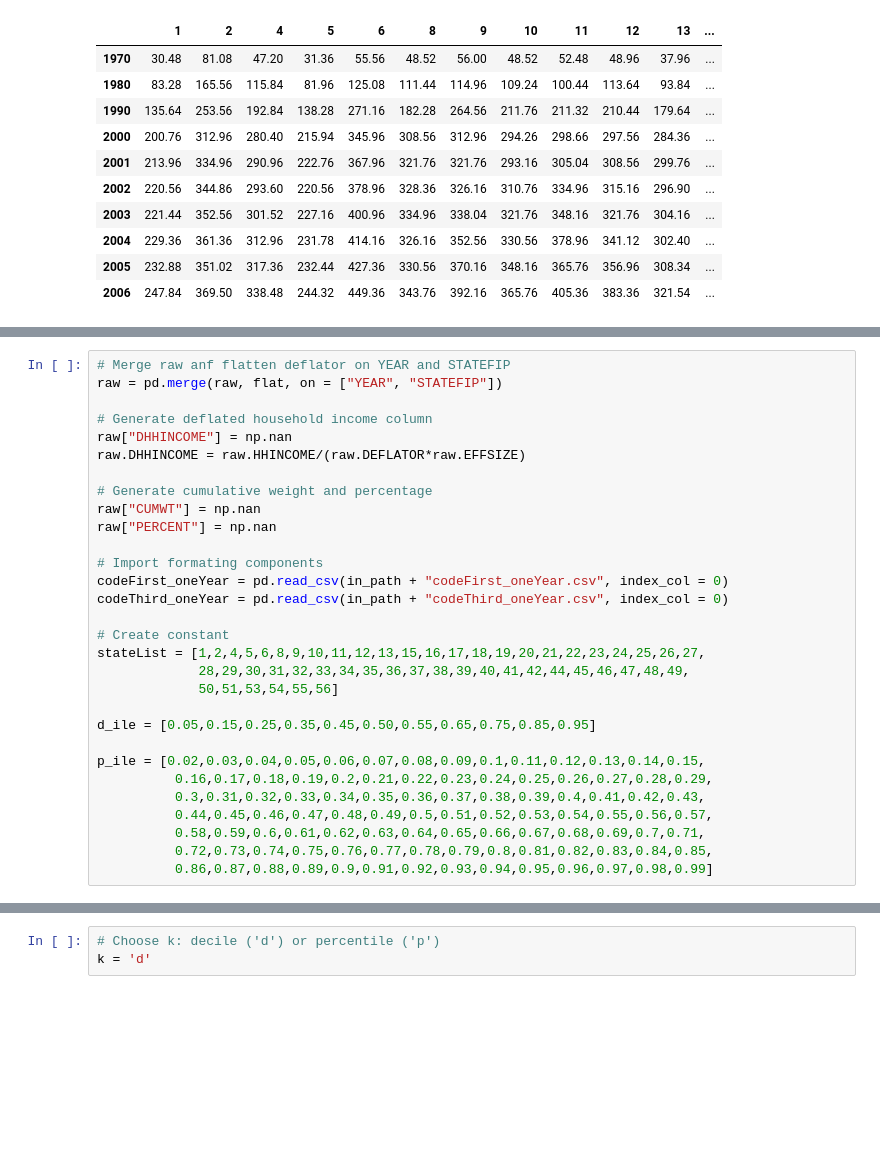
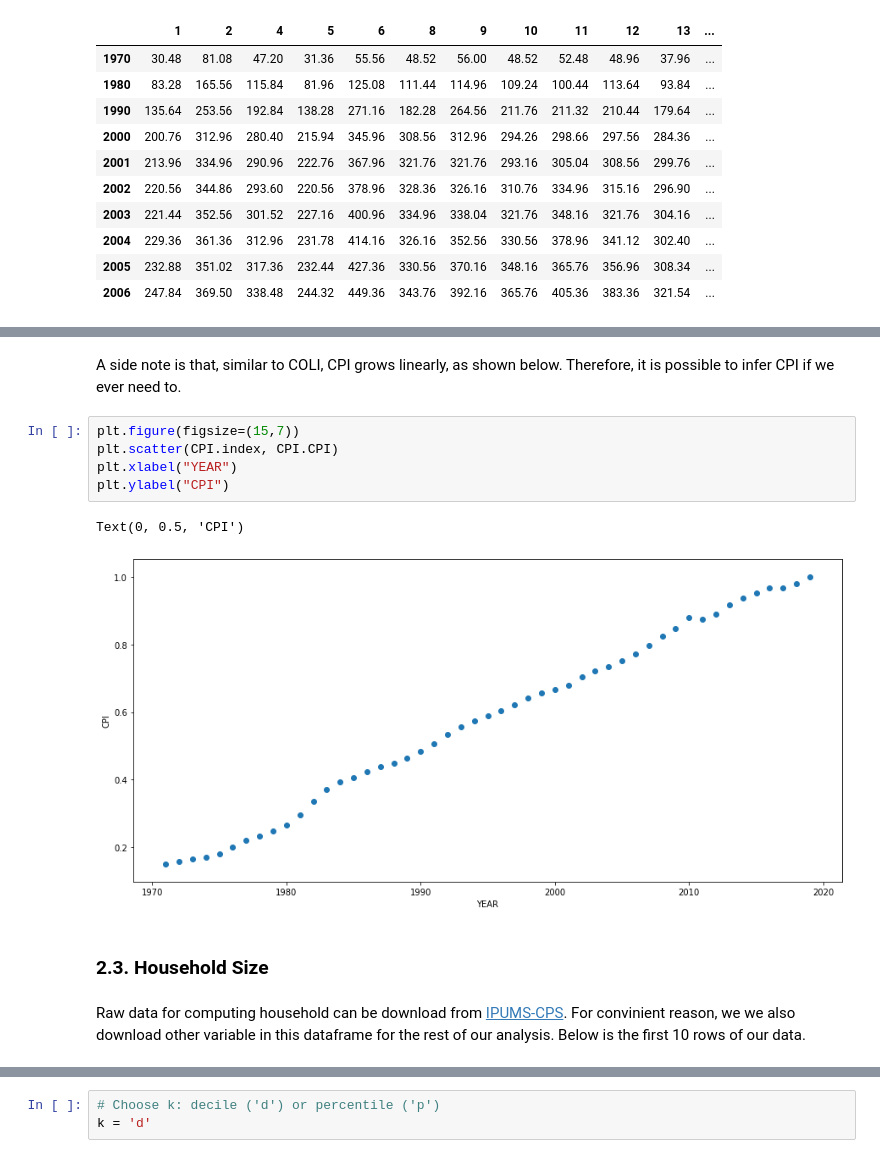
Before and after one commit to sangttruong/incomevis, a Jupyter notebook: main.ipynb, the cells around one changed output, grey strips where cells are left out. Cells and saved outputs as stored; diff of their text form; blank space fills up the shorter version.

```diff
--- a/main.ipynb
+++ b/main.ipynb
@@ -357,30 +225,0 @@ raw = raw.drop(columns = ['PERNUM'])
-# %%
-# Merge raw anf flatten deflator on YEAR and STATEFIP
-raw = pd.merge(raw, flat, on = ["YEAR", "STATEFIP"])
-
-# Generate deflated household income column
-raw["DHHINCOME"] = np.nan
-raw.DHHINCOME = raw.HHINCOME/(raw.DEFLATOR*raw.EFFSIZE)
-
-# Generate cumulative weight and percentage
-raw["CUMWT"] = np.nan
-raw["PERCENT"] = np.nan
-
-# Import formating components
-codeFirst_oneYear = pd.read_csv(in_path + "codeFirst_oneYear.csv", index_col = 0)
-codeThird_oneYear = pd.read_csv(in_path + "codeThird_oneYear.csv", index_col = 0)
-
-# Create constant
-stateList = [1,2,4,5,6,8,9,10,11,12,13,15,16,17,18,19,20,21,22,23,24,25,26,27,
-             28,29,30,31,32,33,34,35,36,37,38,39,40,41,42,44,45,46,47,48,49,
-             50,51,53,54,55,56]
-
-d_ile = [0.05,0.15,0.25,0.35,0.45,0.50,0.55,0.65,0.75,0.85,0.95]
-
-p_ile = [0.02,0.03,0.04,0.05,0.06,0.07,0.08,0.09,0.1,0.11,0.12,0.13,0.14,0.15,
-          0.16,0.17,0.18,0.19,0.2,0.21,0.22,0.23,0.24,0.25,0.26,0.27,0.28,0.29,
-          0.3,0.31,0.32,0.33,0.34,0.35,0.36,0.37,0.38,0.39,0.4,0.41,0.42,0.43,
-          0.44,0.45,0.46,0.47,0.48,0.49,0.5,0.51,0.52,0.53,0.54,0.55,0.56,0.57,
-          0.58,0.59,0.6,0.61,0.62,0.63,0.64,0.65,0.66,0.67,0.68,0.69,0.7,0.71,
-          0.72,0.73,0.74,0.75,0.76,0.77,0.78,0.79,0.8,0.81,0.82,0.83,0.84,0.85,
-          0.86,0.87,0.88,0.89,0.9,0.91,0.92,0.93,0.94,0.95,0.96,0.97,0.98,0.99]
@@ -388,0 +365,14 @@ p_ile = [0.02,0.03,0.04,0.05,0.06,0.07,0.08,0.09,0.1,0.11,0.12,0.13,0.14,0.15,
+# %% [markdown]
+A side note is that, similar to COLI, CPI grows linearly, as shown below. Therefore, it is possible to infer CPI if we ever need to.
+# %%
+plt.figure(figsize=(15,7))
+plt.scatter(CPI.index, CPI.CPI)
+plt.xlabel("YEAR")
+plt.ylabel("CPI")
+# %% [output]
+Text(0, 0.5, 'CPI')
+[figure, added]
+# %% [markdown]
+### **2.3. Household Size**
+# %% [markdown]
+Raw data for computing household can be download from [IPUMS-CPS](https://cps.ipums.org/cps/). For convinient reason, we we also download other variable in this dataframe for the rest of our analysis. Below is the first 10 rows of our data.
```
Also changed, not shown: parts of 65 cells of this notebook.
